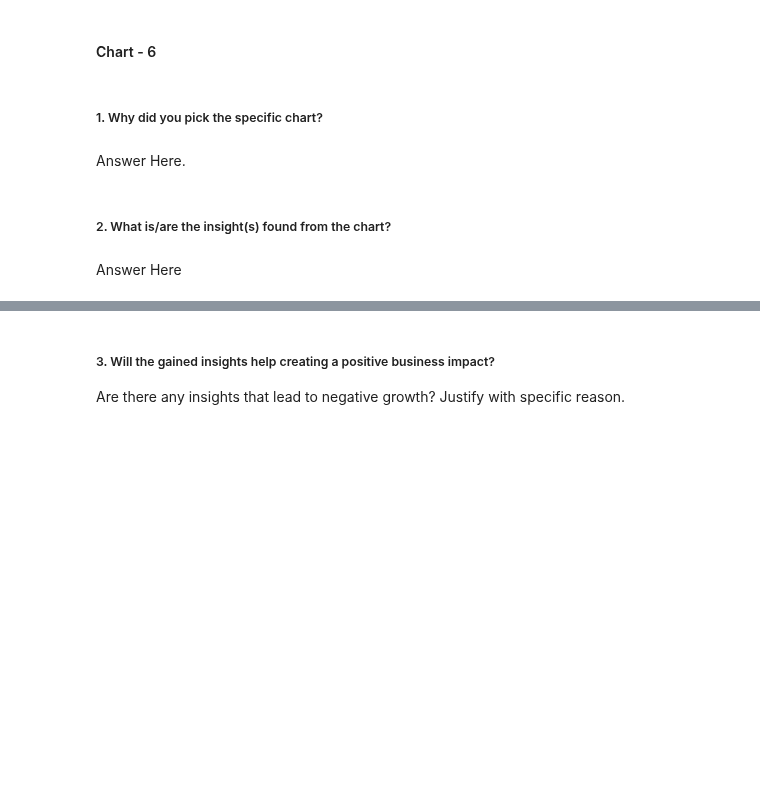
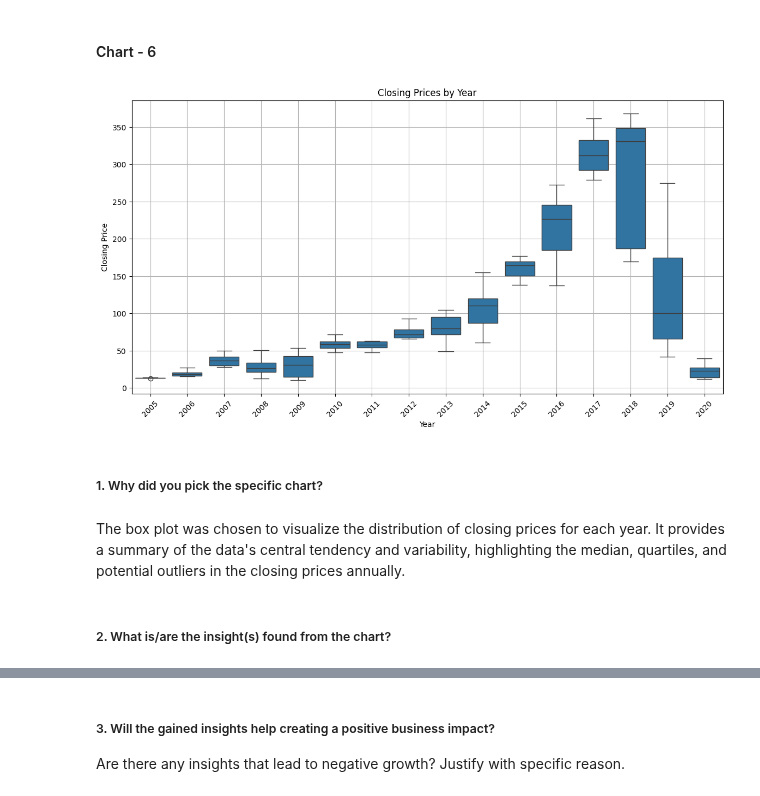
Before and after one commit to KushangShah/ML-Project-End-to-End-Machine-Learning., a Jupyter notebook: Yes_Bank_Stock_Closing_Price_Prediction.ipynb, the cells around one changed output, grey strips where cells are left out. Cells and saved outputs as stored; diff of their text form; code cells hidden in the pictures; blank space fills up the shorter version.

```diff
--- a/Yes_Bank_Stock_Closing_Price_Prediction.ipynb
+++ b/Yes_Bank_Stock_Closing_Price_Prediction.ipynb
@@ -490,8 +489,22 @@ Yes, the insights can be valuable:
+# %%
+# Chart - 6 visualization code
+# Box Plot of Closing Prices by Year
+plt.figure(figsize=(14, 7))
+
+sns.boxplot(x='Year', y='Close', data=yes_bank_df_2)
+
+plt.title('Closing Prices by Year')
+plt.xlabel('Year')
+plt.ylabel('Closing Price')
+plt.xticks(rotation=45)
+plt.grid(True)
+
+plt.show()
+# %% [output]
+[figure, added]
 # %% [markdown]
 ##### 1. Why did you pick the specific chart?
-# %% [markdown]
-Answer Here.
+# %% [markdown]
+The box plot was chosen to visualize the distribution of closing prices for each year. It provides a summary of the data's central tendency and variability, highlighting the median, quartiles, and potential outliers in the closing prices annually.
 # %% [markdown]
 ##### 2. What is/are the insight(s) found from the chart?
-# %% [markdown]
-Answer Here
```
Also changed, not shown: parts of 8 cells of this notebook.
